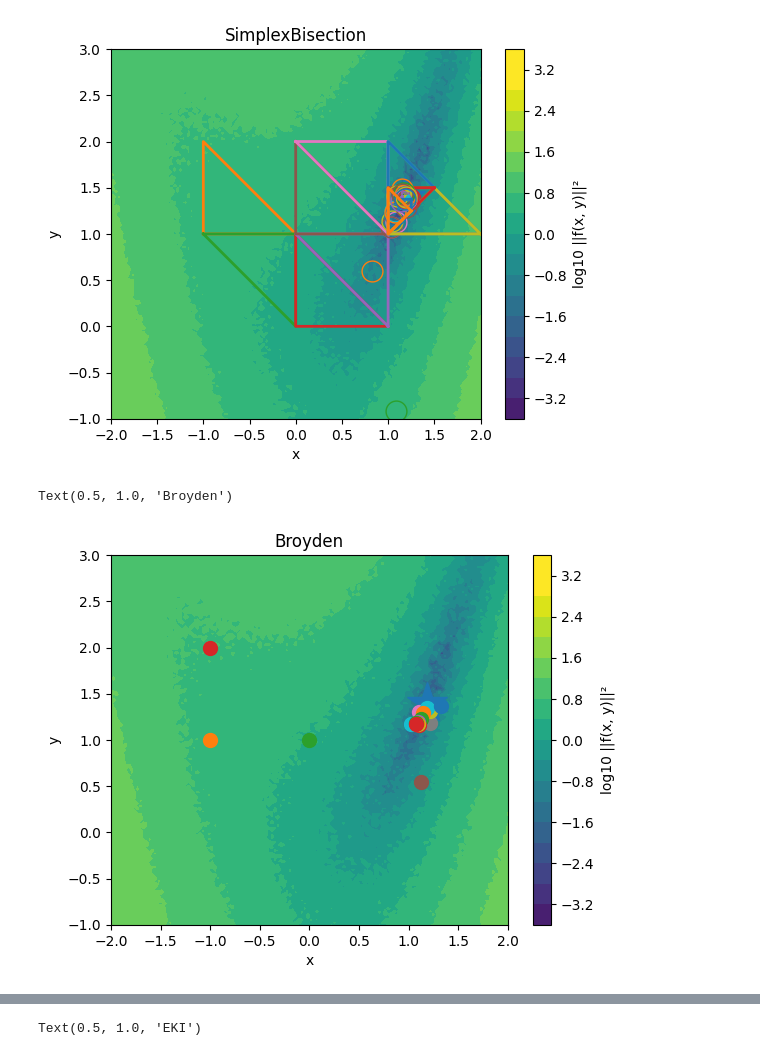
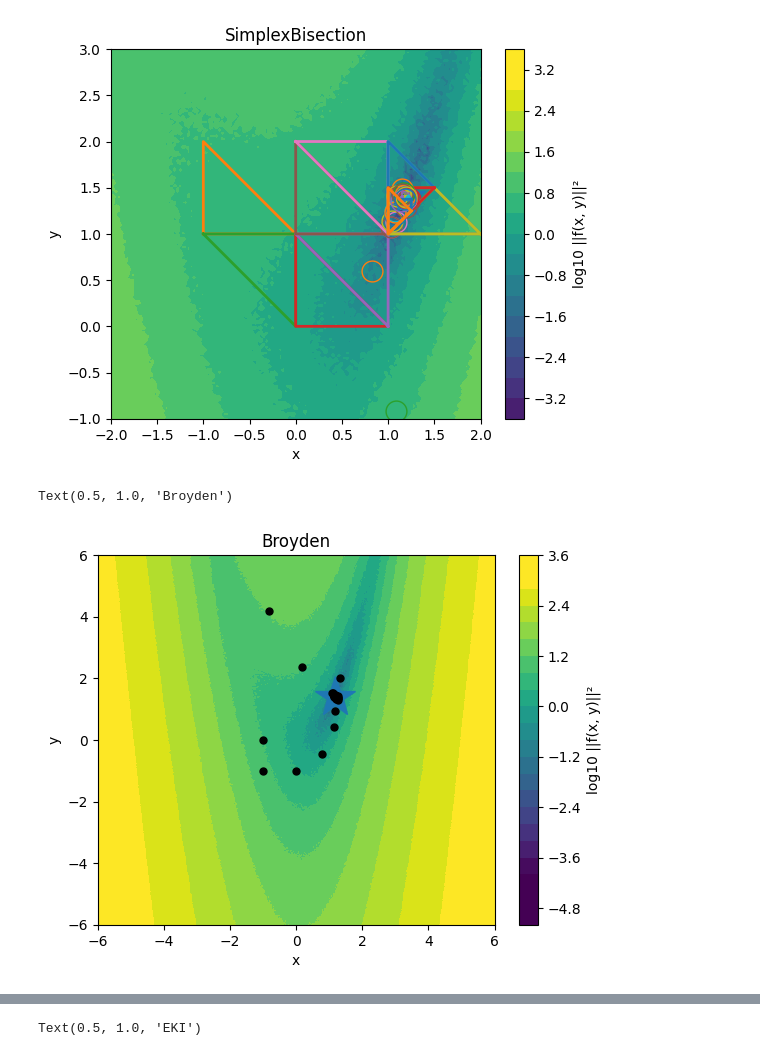
Before and after one commit to m2lines/benchmark-calibration, a Jupyter notebook: notebooks/Benchmark.ipynb, the cells around one changed output, grey strips where cells are left out. Drawn from its saved outputs; the diff is of its cells as text; code cells hidden in the pictures.

```diff
--- a/notebooks/Benchmark.ipynb
+++ b/notebooks/Benchmark.ipynb
@@ -126,0 +160,9 @@ plt.ylim([-6,6])
+# %%
+f_descend = himmelblau_fun(noise=0.1, seed=8)
+root, _ = broyden_solver(f_descend, [-1,1], niters=50, gradient_descend_step=0.03);
+f_descend.plot()
+for x in f_descend.x:
+    plt.plot(x[0], x[1], marker='o', markersize=10)
+plt.xlim([-6,6])
+plt.ylim([-6,6])
+#f_descend.x[:20]
@@ -126,0 +172,8 @@ plt.ylim([-6,6])
+# %%
+f_GN = himmelblau_fun(noise=0.1, seed=6)
+root, _ = Gauss_Newton(f_GN, [-1,1], niters=50);
+f_GN.plot()
+for x in f_GN.x:
+    plt.plot(x[0], x[1], marker='o', markersize=10)
+plt.xlim([-6,6])
+plt.ylim([-6,6])
@@ -135,3 +205,12 @@ plt.ylim([-6,6])
 # %% [output]
 (-6.0, 6.0)
 [figure]
+# %%
+f_MC = himmelblau_fun(noise=0.01, seed=5)
+root, stats = monte_carlo_integral(f_MC, noise=0.0001, seed=1, niters=10, ens_size=20, m=np.array([1,1]), Sigma=np.diag([3,3]), asymptotic=True);
+f_MC.plot()
+for x in stats['x_ens'][-1].T:
+    plt.plot(x[0], x[1], marker='o', markersize=10)
+plt.xlim([-6,6])
+plt.ylim([-6,6])
+print(root)
@@ -259,6 +370,9 @@ class Rosenbrock:
         out += self.noise * self.rng.normal(size=out.shape)
         return out
 
+    def J(self, x):
+        return np.array([[-1, 0], [-self.b*2*x[0], self.b]])
+
     def plot(self, x_range=(-6, 6), y_range=(-6, 6)):
         X, Y = np.meshgrid(np.linspace(*x_range, 400), np.linspace(*y_range, 400))
         f1, f2 = self.call(X, Y)
@@ -284,14 +398,14 @@ plt.title('SimplexBisection')
 Text(0.5, 1.0, 'SimplexBisection')
 [figure]
 # %%
-f_broyden = Rosenbrock(noise=0.1, seed=7)
-broyden_solver(f_broyden, [-1,1], niters=20);
+f_broyden = Rosenbrock(noise=0.1, seed=14)
+broyden_solver(f_broyden, [-1,-1], niters=100);
 f_broyden.plot()
 for x in f_broyden.x:
-    plt.plot(x[0], x[1], marker='o', markersize=10)
-plt.xlim([-2,2])
-plt.ylim([-1,3])
+    plt.plot(x[0], x[1], marker='o', markersize=5, color='k')
+plt.xlim([-6,6])
+plt.ylim([-6,6])
 plt.title('Broyden')
 # %% [output]
 Text(0.5, 1.0, 'Broyden')
-[figure, old version]
+[figure, new version]
```
Also changed, not shown: parts of 33 cells of this notebook, 1 other file.
